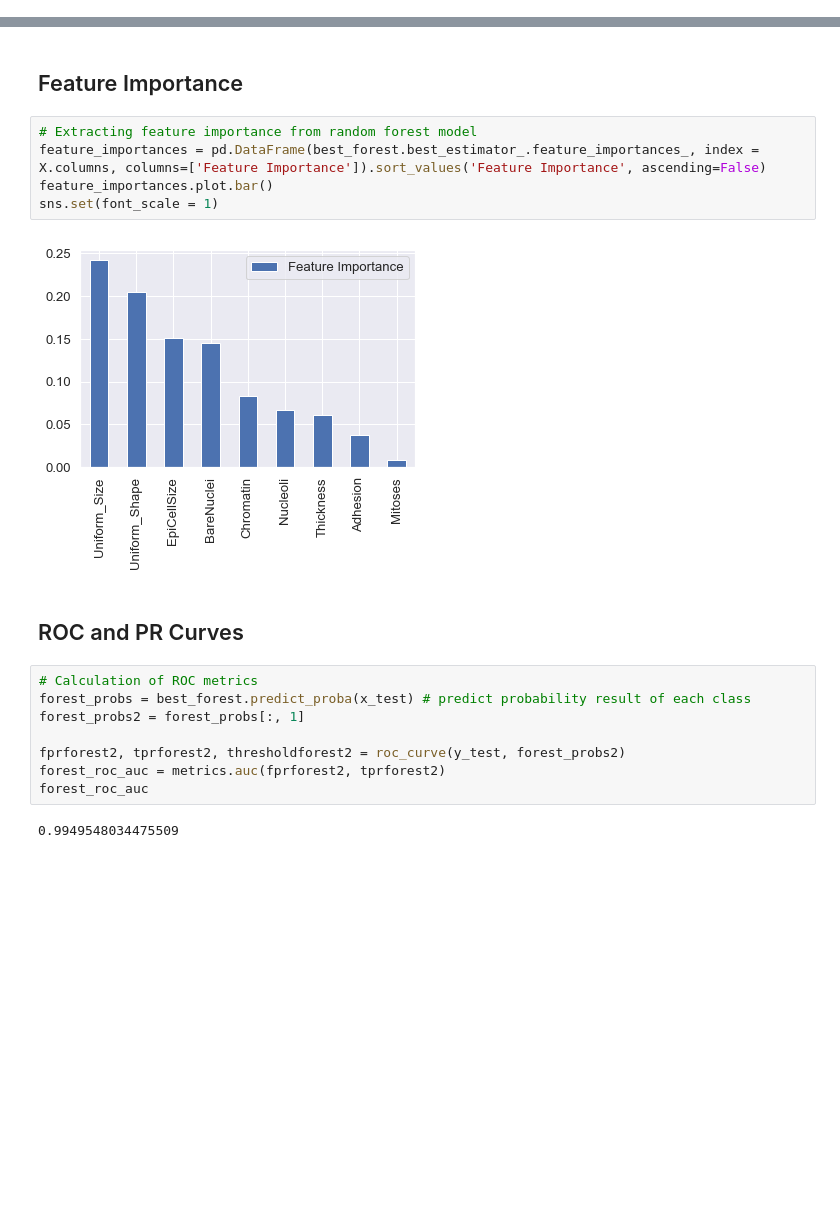
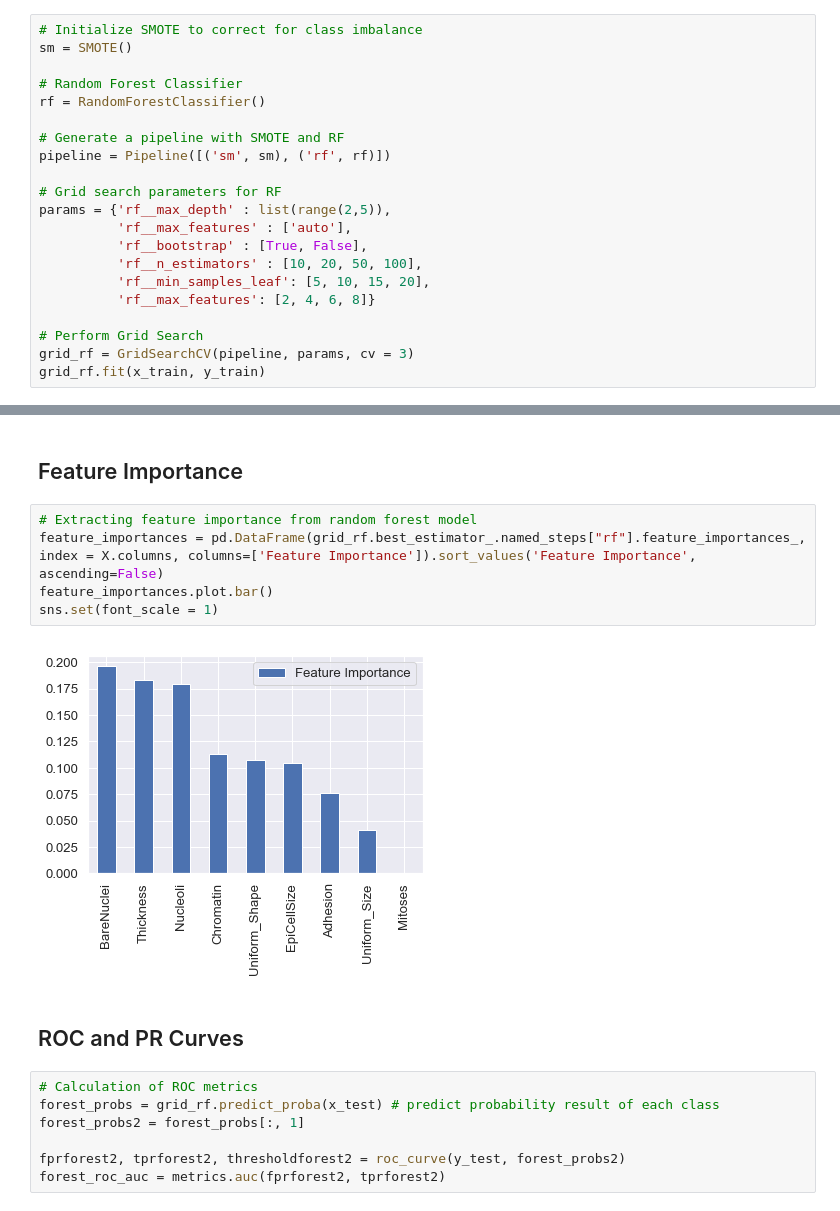
Before and after one commit to tunglin55/Breast-Cancer-Detection, a Jupyter notebook: Data_Challenge_Breast Cancer.ipynb, the cells around one changed output, grey strips where cells are left out. Cells and saved outputs as stored; diff of their text form; blank space fills up the shorter version.

```diff
--- a/Data_Challenge_Breast Cancer.ipynb
+++ b/Data_Challenge_Breast Cancer.ipynb
@@ -255,0 +203,21 @@ GridSearchCV(cv=5, error_score='raise-deprecating',
+# %%
+# Initialize SMOTE to correct for class imbalance
+sm = SMOTE()
+
+# Random Forest Classifier
+rf = RandomForestClassifier()
+
+# Generate a pipeline with SMOTE and RF
+pipeline = Pipeline([('sm', sm), ('rf', rf)])
+
+# Grid search parameters for RF
+params = {'rf__max_depth' : list(range(2,5)),
+          'rf__max_features' : ['auto'],
+          'rf__bootstrap' : [True, False],
+          'rf__n_estimators' : [10, 20, 50, 100],
+          'rf__min_samples_leaf': [5, 10, 15, 20],
+          'rf__max_features': [2, 4, 6, 8]}
+
+# Perform Grid Search
+grid_rf = GridSearchCV(pipeline, params, cv = 3)
+grid_rf.fit(x_train, y_train)
@@ -315,23 +301,20 @@ plot_confusion_matrix(Forest_Confusion, target_names=['Benign','Malignant'])
 ## Feature Importance
 # %%
 # Extracting feature importance from random forest model
-feature_importances = pd.DataFrame(best_forest.best_estimator_.feature_importances_, index = X.columns, columns=['Feature Importance']).sort_values('Feature Importance', ascending=False)
+feature_importances = pd.DataFrame(grid_rf.best_estimator_.named_steps["rf"].feature_importances_, index = X.columns, columns=['Feature Importance']).sort_values('Feature Importance', ascending=False)
 feature_importances.plot.bar()
 sns.set(font_scale = 1)
 # %% [output]
-[figure, old version]
+[figure, new version]
 # %% [markdown]
 ## ROC and PR Curves
 # %%
 # Calculation of ROC metrics
-forest_probs = best_forest.predict_proba(x_test) # predict probability result of each class
+forest_probs = grid_rf.predict_proba(x_test) # predict probability result of each class
 forest_probs2 = forest_probs[:, 1]
 
 fprforest2, tprforest2, thresholdforest2 = roc_curve(y_test, forest_probs2)
 forest_roc_auc = metrics.auc(fprforest2, tprforest2)
-forest_roc_auc
-# %% [output]
-0.9949548034475509
 # %%
 # Plotting ROC curve
 plt.figure()
```
Also changed, not shown: parts of 11 cells of this notebook.
